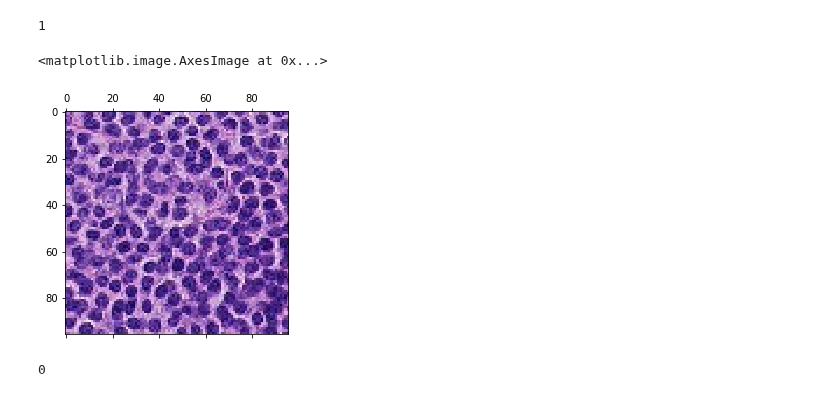
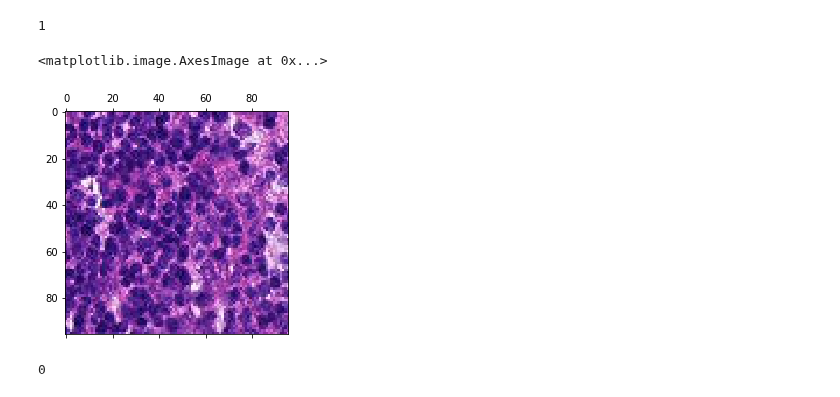
Before and after one commit to waleedrana1/NeuralNetsProject, a Jupyter notebook: Neural_Net_final_project.ipynb, the cells around one changed output. Drawn from its saved outputs; the diff is of its cells as text; code cells hidden in the pictures.

```diff
--- a/Neural_Net_final_project.ipynb
+++ b/Neural_Net_final_project.ipynb
@@ -67,8 +67,8 @@ print(training_labels[56].item())
 # %% [output]
 1
 # %%
-plt.matshow(training_images[5])
+plt.matshow(training_images[6])
 # %% [output]
 <matplotlib.image.AxesImage at 0x...>
-[figure, old version]
+[figure, new version]
 # %%
```
Also changed, not shown: parts of 3 cells of this notebook.
